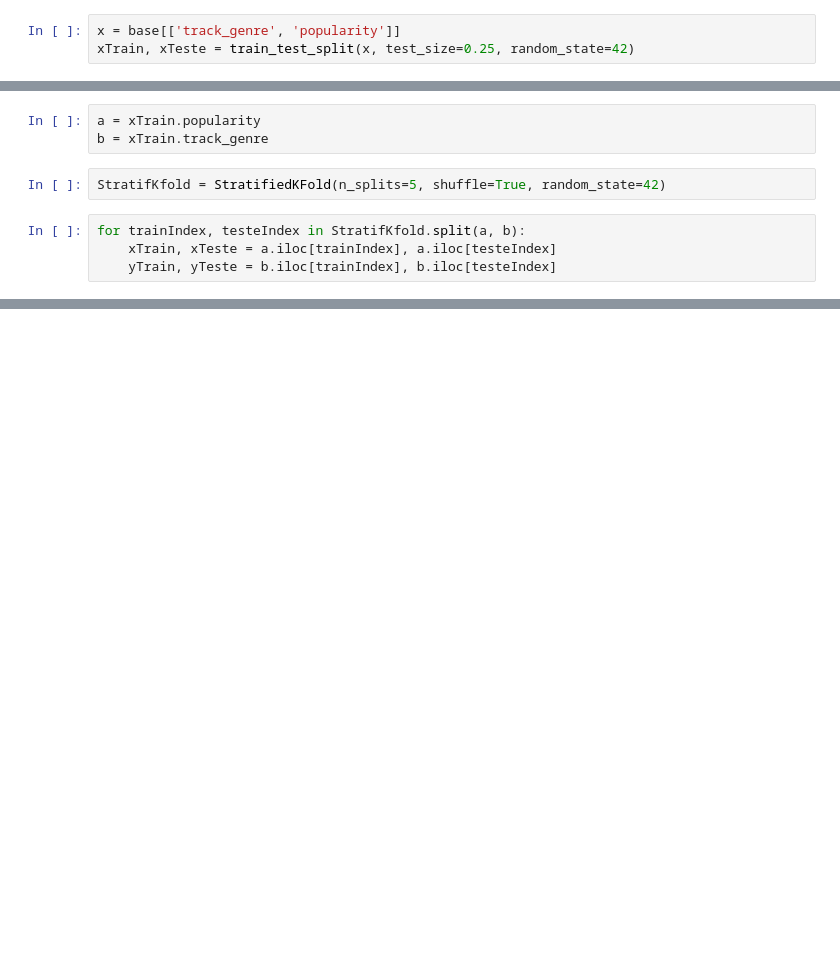
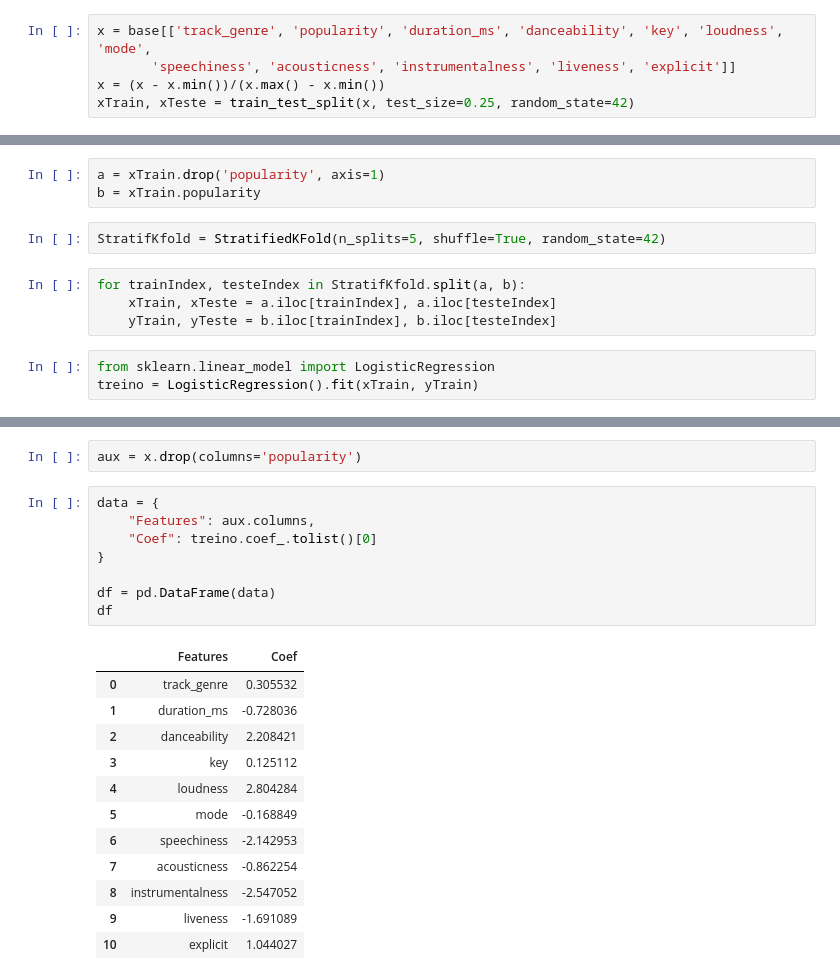
Before and after one commit to VictoriaGranja/spotify-ml, a Jupyter notebook: spotify.ipynb, the cells around one changed output, grey strips where cells are left out. Drawn from its saved outputs; the diff is of its cells as text; blank space fills up the shorter version.

```diff
--- a/spotify.ipynb
+++ b/spotify.ipynb
@@ -186,4 +210,6 @@ base.head()
 # %%
-x = base[['track_genre', 'popularity']]
+x = base[['track_genre', 'popularity', 'duration_ms', 'danceability', 'key', 'loudness', 'mode',
+       'speechiness', 'acousticness', 'instrumentalness', 'liveness', 'explicit']]
+x = (x - x.min())/(x.max() - x.min())
 xTrain, xTeste = train_test_split(x, test_size=0.25, random_state=42)
 # %%
@@ -219,9 +227,12 @@ Name: track_genre, Length: 114, dtype: float64
 # %%
-a = xTrain.popularity
-b = xTrain.track_genre
+a = xTrain.drop('popularity', axis=1)
+b = xTrain.popularity
 # %%
 StratifKfold = StratifiedKFold(n_splits=5, shuffle=True, random_state=42)
 # %%
 for trainIndex, testeIndex in StratifKfold.split(a, b):
     xTrain, xTeste = a.iloc[trainIndex], a.iloc[testeIndex]
     yTrain, yTeste = b.iloc[trainIndex], b.iloc[testeIndex]
+# %%
+from sklearn.linear_model import LogisticRegression
+treino = LogisticRegression().fit(xTrain, yTrain)
@@ -227,0 +244,23 @@ for trainIndex, testeIndex in StratifKfold.split(a, b):
+# %%
+aux = x.drop(columns='popularity')
+# %%
+data = {
+    "Features": aux.columns,
+    "Coef": treino.coef_.tolist()[0]
+}
+
+df = pd.DataFrame(data)
+df
+# %% [output]
+|  | Features | Coef |
+| 0 | track_genre | 0.305532 |
+| 1 | duration_ms | -0.728036 |
+| 2 | danceability | 2.208421 |
+| 3 | key | 0.125112 |
+| 4 | loudness | 2.804284 |
+| 5 | mode | -0.168849 |
+| 6 | speechiness | -2.142953 |
+| 7 | acousticness | -0.862254 |
+| 8 | instrumentalness | -2.547052 |
+| 9 | liveness | -1.691089 |
+| 10 | explicit | 1.044027 |
```
Also changed, not shown: parts of 5 cells of this notebook.
